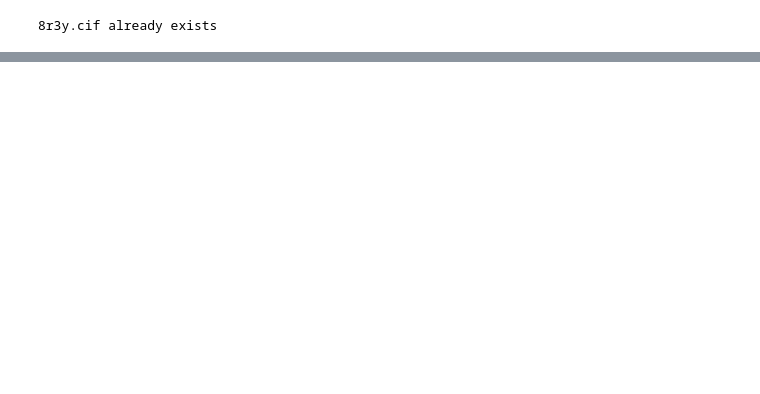
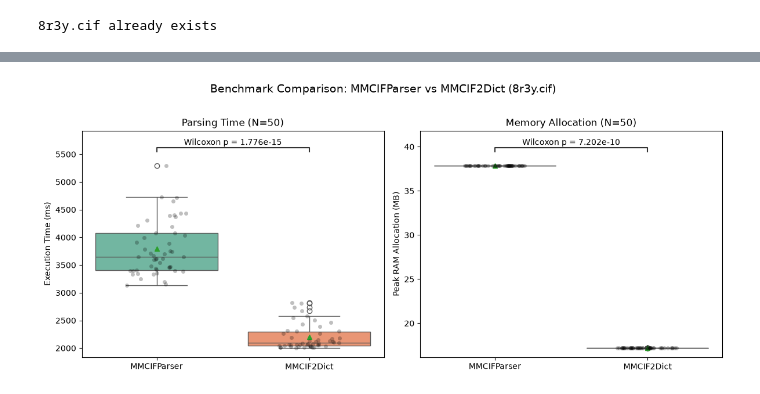
Before and after one commit to graybilc/aPKC-mechanics-analysis, a Jupyter notebook: benchmarks/01_compare_MMCIFParser_and_MMCIF2Dict.ipynb, the cells around one changed output, grey strips where cells are left out. Drawn from its saved outputs; the diff is of its cells as text; code cells hidden in the pictures; blank space fills up the shorter version.

```diff
--- a/benchmarks/01_compare_MMCIFParser_and_MMCIF2Dict.ipynb
+++ b/benchmarks/01_compare_MMCIFParser_and_MMCIF2Dict.ipynb
@@ -148,0 +246,91 @@ run_benchmark(runs=10)
+# %%
+## Reshape data into long format for clean Seaborn + Statannotations integration
+df_long = pd.melt(
+    df_measured_time_and_memory,
+    var_name="Metric_Parser",
+    value_name="Value",
+)
+
+## Split the variable column into distinct Parser and Metric columns
+df_long["Parser"] = df_long["Metric_Parser"].apply(
+    lambda x: "MMCIFParser" if "MMCIFParser" in x else "MMCIF2Dict"
+)
+df_long["Metric"] = df_long["Metric_Parser"].apply(
+    lambda x: "Execution Time (ms)" if "time" in x else "Peak RAM (MB)"
+)
+
+## Filter data for the two subplots
+df_time = df_long[df_long["Metric"] == "Execution Time (ms)"]
+df_mem = df_long[df_long["Metric"] == "Peak RAM (MB)"]
+
+# Define the pairs to compare
+pairs = [("MMCIFParser", "MMCIF2Dict")]
+
+fig, (ax1, ax2) = plt.subplots(1, 2, figsize=(12, 5))
+
+## --- Subplot 1: Execution Time ---
+sns.boxplot(
+    data=df_time,
+    x="Parser",
+    y="Value",
+    ax=ax1,
+    palette="Set2",
+    showmeans=True,
+)
+sns.stripplot(
+    data=df_time,
+    x="Parser",
+    y="Value",
+    ax=ax1,
+    color="black",
+    alpha=0.25,
+    jitter=0.2,
+)
+
+annotator1 = Annotator(ax1, pairs, data=df_time, x="Parser", y="Value")
+annotator1.configure(
+    test="Wilcoxon", text_format="full", loc="inside", verbose=2
+)
+annotator1.apply_and_annotate()
+
+ax1.set_ylabel("Execution Time (ms)")
+ax1.set_xlabel("")
+ax1.set_title("Parsing Time (N=50)")
+
+## --- Subplot 2: Memory Footprint ---
+sns.boxplot(
+    data=df_mem,
+    x="Parser",
+    y="Value",
+    ax=ax2,
+    palette="Set2",
+    showmeans=True,
+)
+sns.stripplot(
+    data=df_mem,
+    x="Parser",
+    y="Value",
+    ax=ax2,
+    color="black",
+    alpha=0.25,
+    jitter=0.2,
+)
+
+annotator2 = Annotator(ax2, pairs, data=df_mem, x="Parser", y="Value")
+annotator2.configure(
+    test="Wilcoxon", text_format="full", loc="inside", verbose=2
+)
+annotator2.apply_and_annotate()
+
+ax2.set_ylabel("Peak RAM Allocation (MB)")
+ax2.set_xlabel("")
+ax2.set_title("Memory Allocation (N=50)")
+
+fig.suptitle(
+    "Benchmark Comparison: MMCIFParser vs MMCIF2Dict (8r3y.cif)",
+    fontsize=14,
+    y=1.02,
+)
+plt.tight_layout()
+plt.show()
+# %% [output]
@@ -148,0 +346 @@ run_benchmark(runs=10)
+[figure, added]
```
Also changed, not shown: parts of 8 cells of this notebook.
